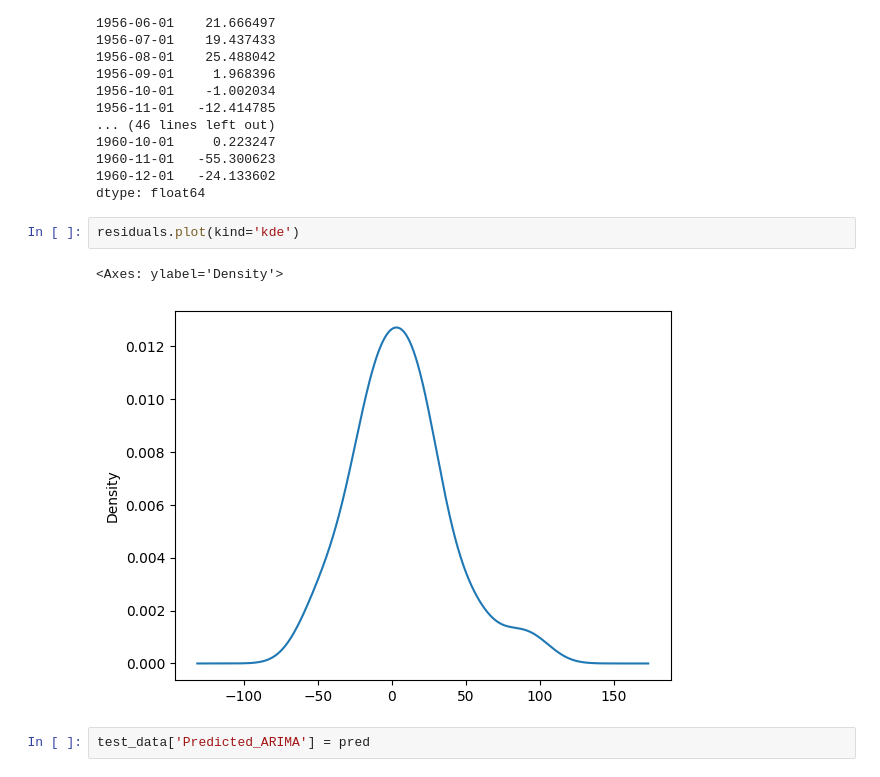
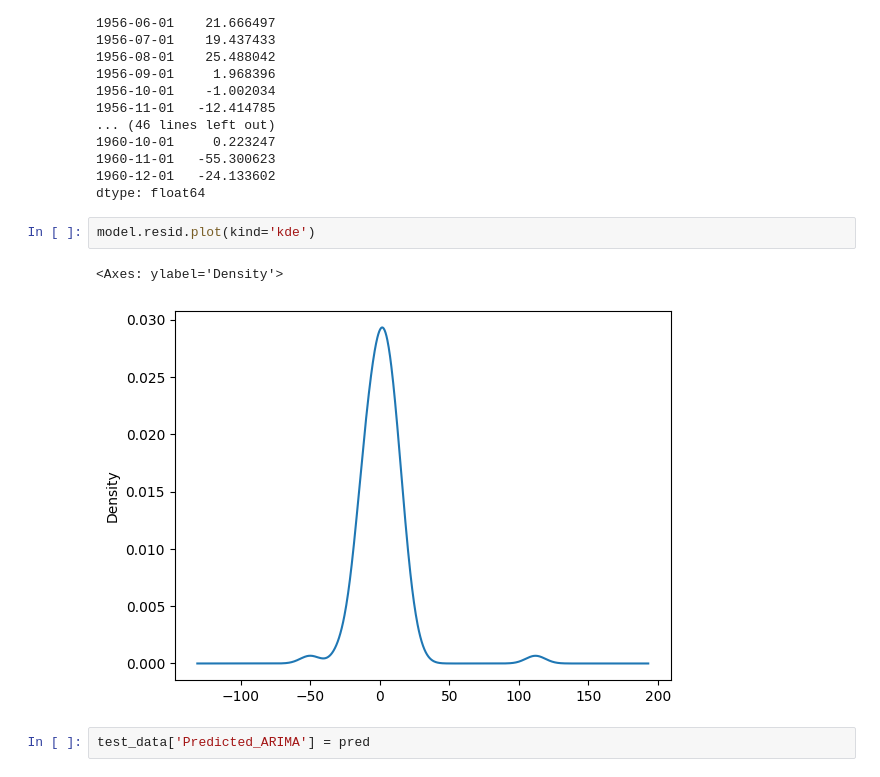
Before and after one commit to AhmAdO9/Machine_learning, a Jupyter notebook: TimeSeriesAnalysis/TimeSeriesAnalysis.ipynb, the cells around one changed output. Drawn from its saved outputs; the diff is of its cells as text.

```diff
--- a/TimeSeriesAnalysis/TimeSeriesAnalysis.ipynb
+++ b/TimeSeriesAnalysis/TimeSeriesAnalysis.ipynb
@@ -824,10 +824,10 @@ Month
 1960-12-01   -24.133602
 dtype: float64
 # %%
-residuals.plot(kind='kde')
+model.resid.plot(kind='kde')
 # %% [output]
 <Axes: ylabel='Density'>
-[figure, old version]
+[figure, new version]
 # %%
 test_data['Predicted_ARIMA'] = pred
 # %% [output]
```
Also changed, not shown: parts of 44 cells of this notebook.
